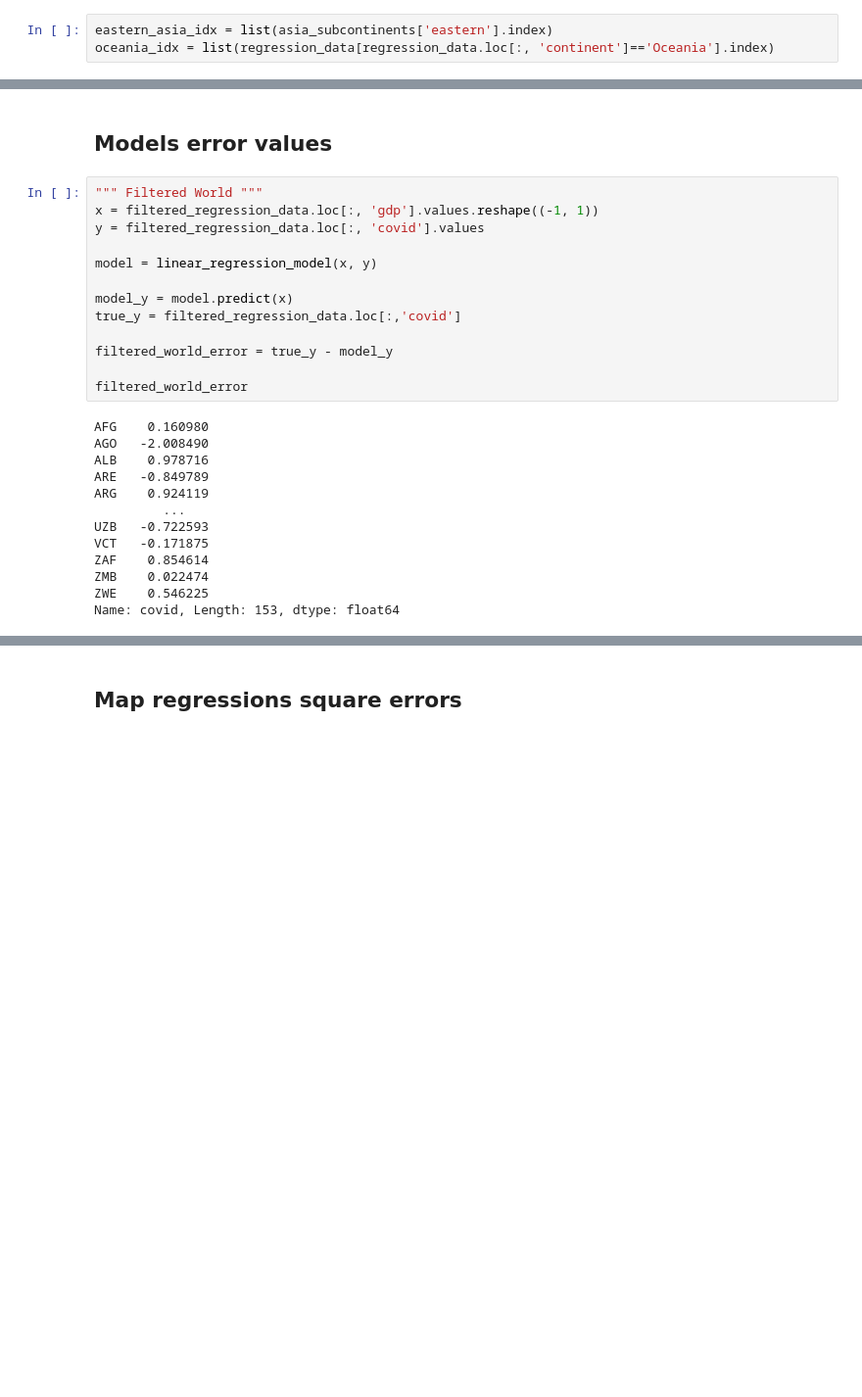
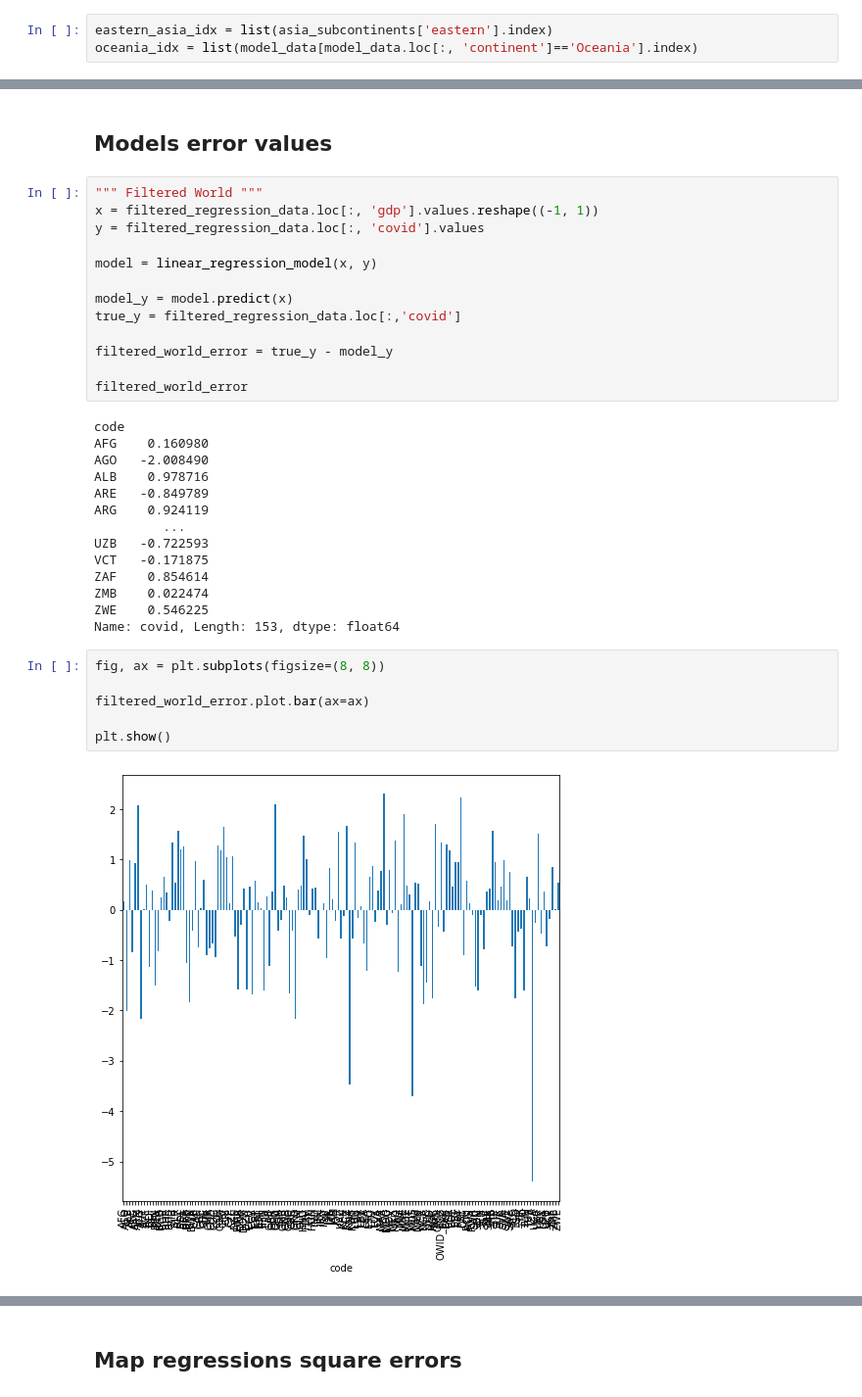
Before and after one commit to sjinko/covid_gdp, a Jupyter notebook: notebooks/covid_gdp.ipynb, the cells around one changed output, grey strips where cells are left out. Shown at 98% size. Cells and saved outputs as stored; diff of their text form; blank space fills up the shorter version.

Commit message:
Draft map errors

```diff
--- a/notebooks/covid_gdp.ipynb
+++ b/notebooks/covid_gdp.ipynb
@@ -347,7 +349,7 @@ asian_models
 | eastern | 0.3009 | 1.3507 | -6.8430 |
 # %%
 eastern_asia_idx = list(asia_subcontinents['eastern'].index)
-oceania_idx = list(regression_data[regression_data.loc[:, 'continent']=='Oceania'].index)
+oceania_idx = list(model_data[model_data.loc[:, 'continent']=='Oceania'].index)
 # %%
 filtered_regression_data = model_data.loc[~model_data.index.isin(eastern_asia_idx+oceania_idx)]
 # %%
@@ -394,6 +396,7 @@ filtered_world_error = true_y - model_y
 
 filtered_world_error
 # %% [output]
+code
 AFG    0.160980
 AGO   -2.008490
 ALB    0.978716
@@ -406,6 +409,14 @@ ZAF    0.854614
 ZMB    0.022474
 ZWE    0.546225
 Name: covid, Length: 153, dtype: float64
+# %%
+fig, ax = plt.subplots(figsize=(8, 8))
+
+filtered_world_error.plot.bar(ax=ax)
+
+plt.show()
+# %% [output]
+[figure, added]
 # %%
 """ Oceania """
 x = oceania_regression_data.loc[:, 'gdp'].values.reshape((-1, 1))
```
Also changed, not shown: parts of 7 cells of this notebook.
